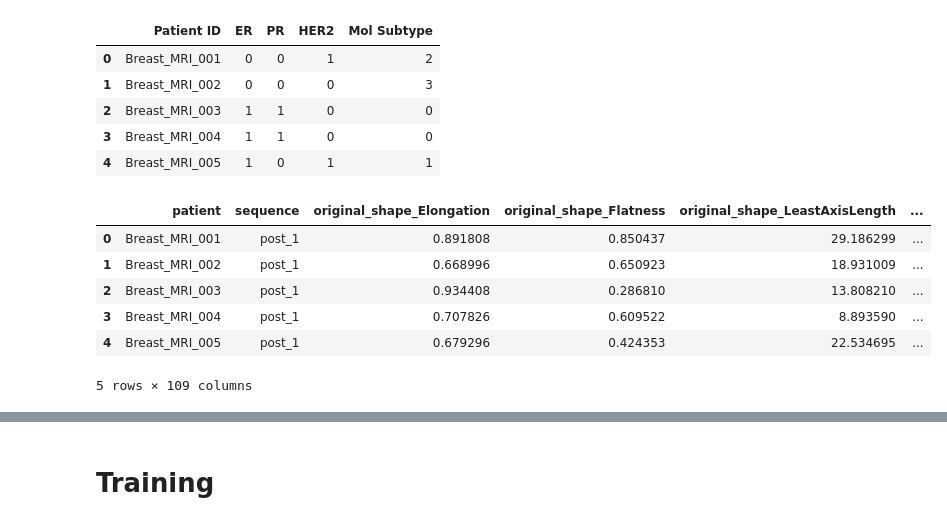
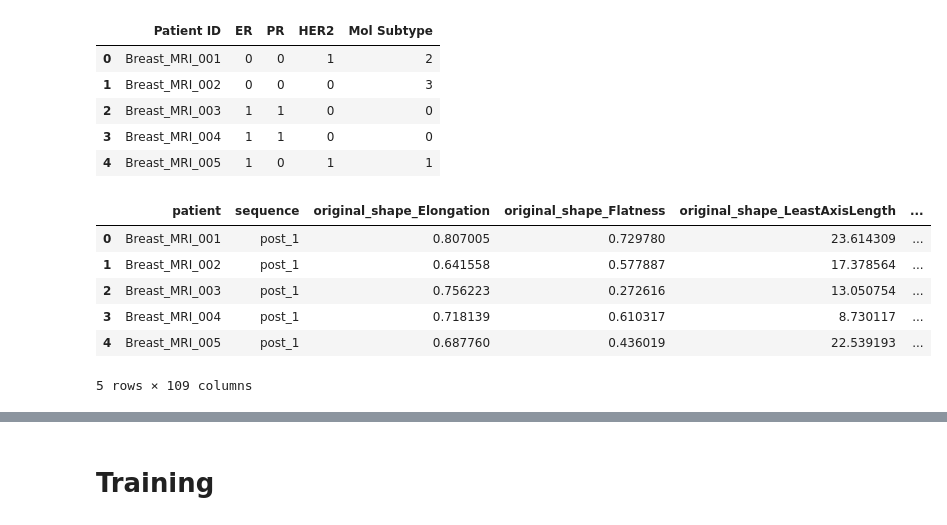
Before and after one commit to breast-cancer-detection-with-mri-images/Breast-Cancer-Subtype-from-MRI, a Jupyter notebook: 4.1. ML Modelling/ML Models Feature Scaling/KNN.ipynb, the cells around one changed output, grey strips where cells are left out. Cells and saved outputs as stored; diff of their text form; code cells hidden in the pictures.

```diff
--- a/4.1. ML Modelling/ML Models Feature Scaling/KNN.ipynb
+++ b/4.1. ML Modelling/ML Models Feature Scaling/KNN.ipynb
@@ -43,16 +43,16 @@ labels.head()
 # %%
 import os
 current_script_path = os.path.abspath('KNN.ipynb')
-relative_path_to_csv = os.path.join(os.path.dirname(current_script_path), '..', '../Data/pyradiomics_extraction_box_with_correct_mask.csv')
+relative_path_to_csv = os.path.join(os.path.dirname(current_script_path), '..', '../Data/pyradiomics_extraction_segmentation_no_maskcorrect.csv')
 features = pd.read_csv(relative_path_to_csv)
 features.head()
 # %% [output]
 |  | patient | sequence | original_shape_Elongation | original_shape_Flatness | original_shape_LeastAxisLength | ... |
-| 0 | Breast_MRI_001 | post_1 | 0.891808 | 0.850437 | 29.186299 | ... |
-| 1 | Breast_MRI_002 | post_1 | 0.668996 | 0.650923 | 18.931009 | ... |
-| 2 | Breast_MRI_003 | post_1 | 0.934408 | 0.286810 | 13.808210 | ... |
-| 3 | Breast_MRI_004 | post_1 | 0.707826 | 0.609522 | 8.893590 | ... |
-| 4 | Breast_MRI_005 | post_1 | 0.679296 | 0.424353 | 22.534695 | ... |
+| 0 | Breast_MRI_001 | post_1 | 0.807005 | 0.729780 | 23.614309 | ... |
+| 1 | Breast_MRI_002 | post_1 | 0.641558 | 0.577887 | 17.378564 | ... |
+| 2 | Breast_MRI_003 | post_1 | 0.756223 | 0.272616 | 13.050754 | ... |
+| 3 | Breast_MRI_004 | post_1 | 0.718139 | 0.610317 | 8.730117 | ... |
+| 4 | Breast_MRI_005 | post_1 | 0.687760 | 0.436019 | 22.539193 | ... |
 5 rows × 109 columns
 # %%
 post_features = features[features['sequence'] == 'post_1']
```
Also changed, not shown: parts of 6 cells of this notebook, 7 other files.
